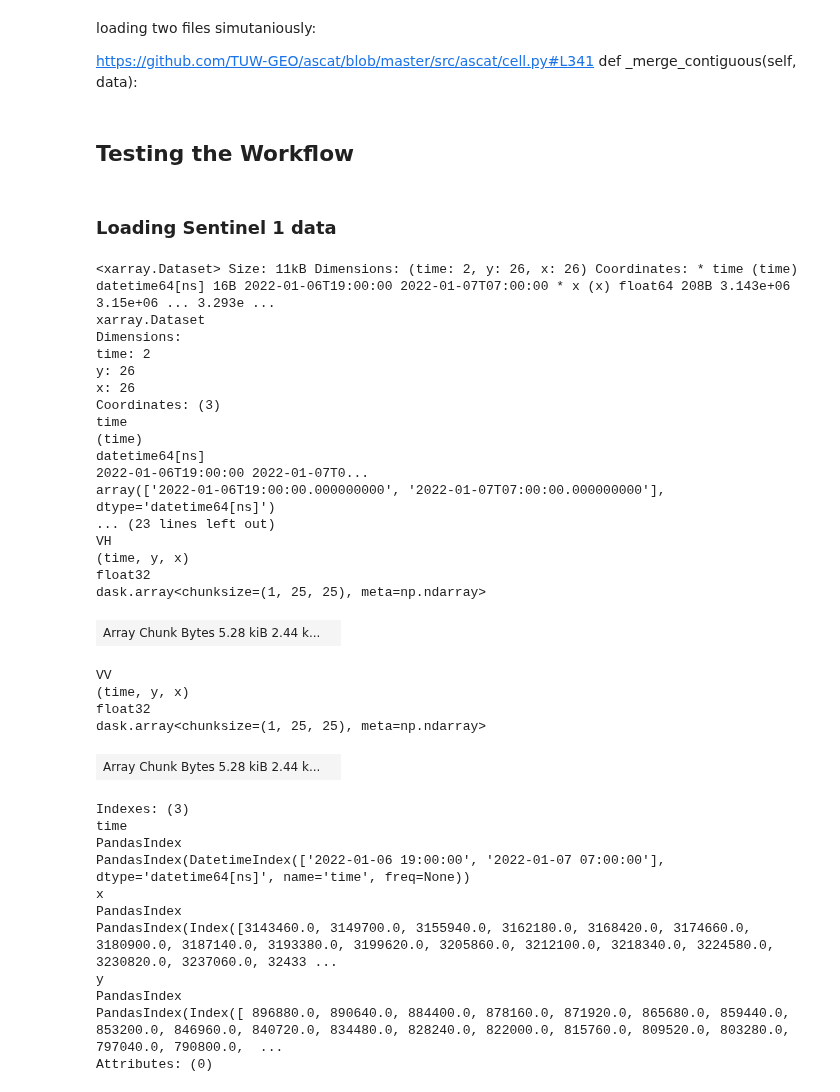
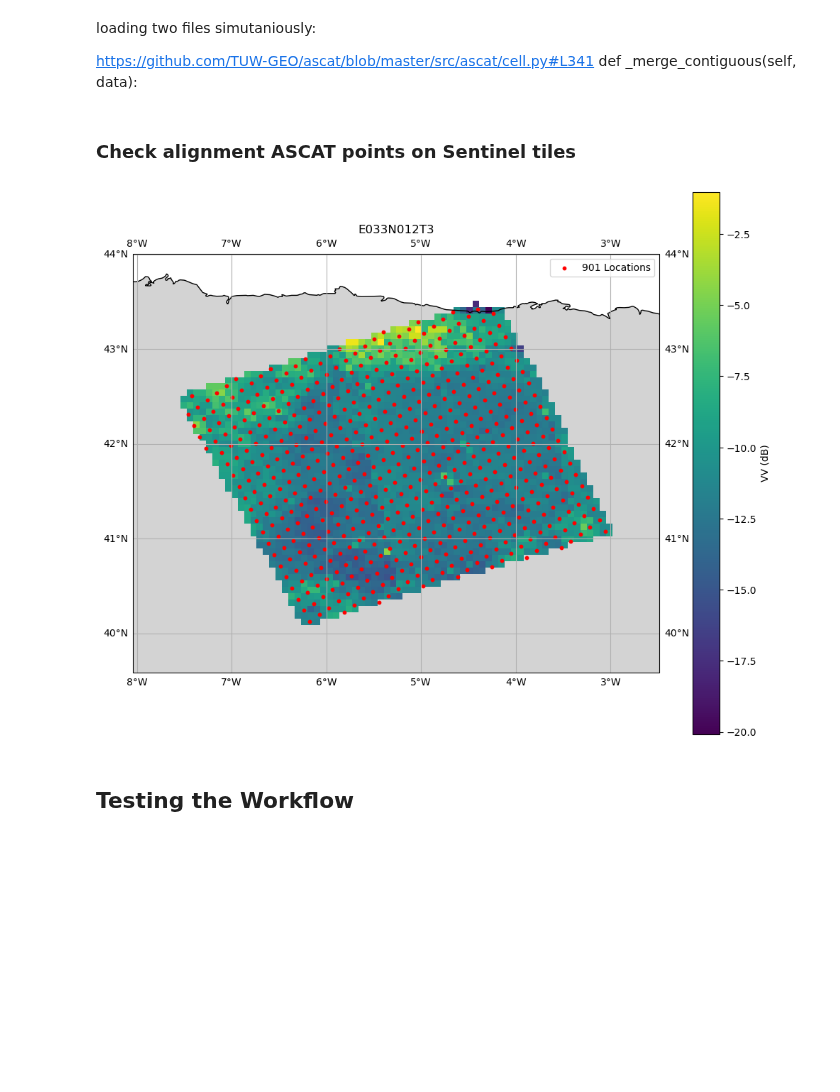
Before and after one commit to wagnerjoseph/Sentinel1-ASCAT-fusion, a Jupyter notebook: notebooks/mapping-s1-to-ascat.ipynb, the cells around one changed output. Cells and saved outputs as stored; diff of their text form; code cells hidden in the pictures; blank space fills up the shorter version.

```diff
--- a/notebooks/mapping-s1-to-ascat.ipynb
+++ b/notebooks/mapping-s1-to-ascat.ipynb
@@ -234,45 +242,37 @@ loading two files simutaniously:
 
 https://github.com/TUW-GEO/ascat/blob/master/src/ascat/cell.py#L341
     def _merge_contiguous(self, data):
+# %% [markdown]
+### Check alignment ASCAT points on Sentinel tiles
+# %%
+zarr_ds = xr.open_zarr('../data/Sentinel-1/Europe/E033N012T3.zarr')
+vv = zarr_ds['VV'].isel(time=10)
+vv_latlon = vv.rio.reproject("EPSG:4326")
+
+lons = ds['lon'].values
+lats = ds['lat'].values
+
+plt.figure(figsize=(10, 8))
+ax = plt.axes(projection=ccrs.PlateCarree())
+
+buffer = 0.5
+ax.set_extent([
+    vv_latlon.rio.bounds()[0] - buffer, vv_latlon.rio.bounds()[2] + buffer,
+    vv_latlon.rio.bounds()[1] - buffer, vv_latlon.rio.bounds()[3] + buffer
+], crs=ccrs.PlateCarree())
+
+ax.add_feature(cfeature.LAND, facecolor='lightgray')
+ax.add_feature(cfeature.COASTLINE)
+ax.gridlines(draw_labels=True)
+
+img = vv_latlon.plot.imshow(ax=ax, transform=ccrs.PlateCarree(), cmap='viridis', add_colorbar=False)
+ax.scatter(lons, lats, color='red', s=10, label='901 Locations', transform=ccrs.PlateCarree())
+plt.colorbar(img, ax=ax, label='VV (dB)')
+plt.title("E033N012T3")
+plt.legend()
+plt.tight_layout()
+plt.show()
+# %% [output]
+[figure, added]
 # %% [markdown]
 ## Testing the Workflow
-# %% [markdown]
-### Loading Sentinel 1 data
-# %%
-sentinel_ds = xr.open_zarr("output_6km_filled.zarr")
-sentinel_ds
-# %% [output]
-<xarray.Dataset> Size: 11kB Dimensions: (time: 2, y: 26, x: 26) Coordinates: * time (time) datetime64[ns] 16B 2022-01-06T19:00:00 2022-01-07T07:00:00 * x (x) float64 208B 3.143e+06 3.15e+06 ... 3.293e ...
-xarray.Dataset
-Dimensions:
-time: 2
-y: 26
-x: 26
-Coordinates: (3)
-time
-(time)
-datetime64[ns]
-2022-01-06T19:00:00 2022-01-07T0...
-array(['2022-01-06T19:00:00.000000000', '2022-01-07T07:00:00.000000000'], dtype='datetime64[ns]')
-... (23 lines left out)
-VH
-(time, y, x)
-float32
-dask.array<chunksize=(1, 25, 25), meta=np.ndarray>
-| Array Chunk Bytes 5.28 kiB 2.44 k... |  |
-VV
-(time, y, x)
-float32
-dask.array<chunksize=(1, 25, 25), meta=np.ndarray>
-| Array Chunk Bytes 5.28 kiB 2.44 k... |  |
-Indexes: (3)
-time
-PandasIndex
-PandasIndex(DatetimeIndex(['2022-01-06 19:00:00', '2022-01-07 07:00:00'], dtype='datetime64[ns]', name='time', freq=None))
-x
-PandasIndex
-PandasIndex(Index([3143460.0, 3149700.0, 3155940.0, 3162180.0, 3168420.0, 3174660.0, 3180900.0, 3187140.0, 3193380.0, 3199620.0, 3205860.0, 3212100.0, 3218340.0, 3224580.0, 3230820.0, 3237060.0, 32433 ...
-y
-PandasIndex
-PandasIndex(Index([ 896880.0, 890640.0, 884400.0, 878160.0, 871920.0, 865680.0, 859440.0, 853200.0, 846960.0, 840720.0, 834480.0, 828240.0, 822000.0, 815760.0, 809520.0, 803280.0, 797040.0, 790800.0,  ...
-Attributes: (0)
```
Also changed, not shown: parts of 22 cells of this notebook.
